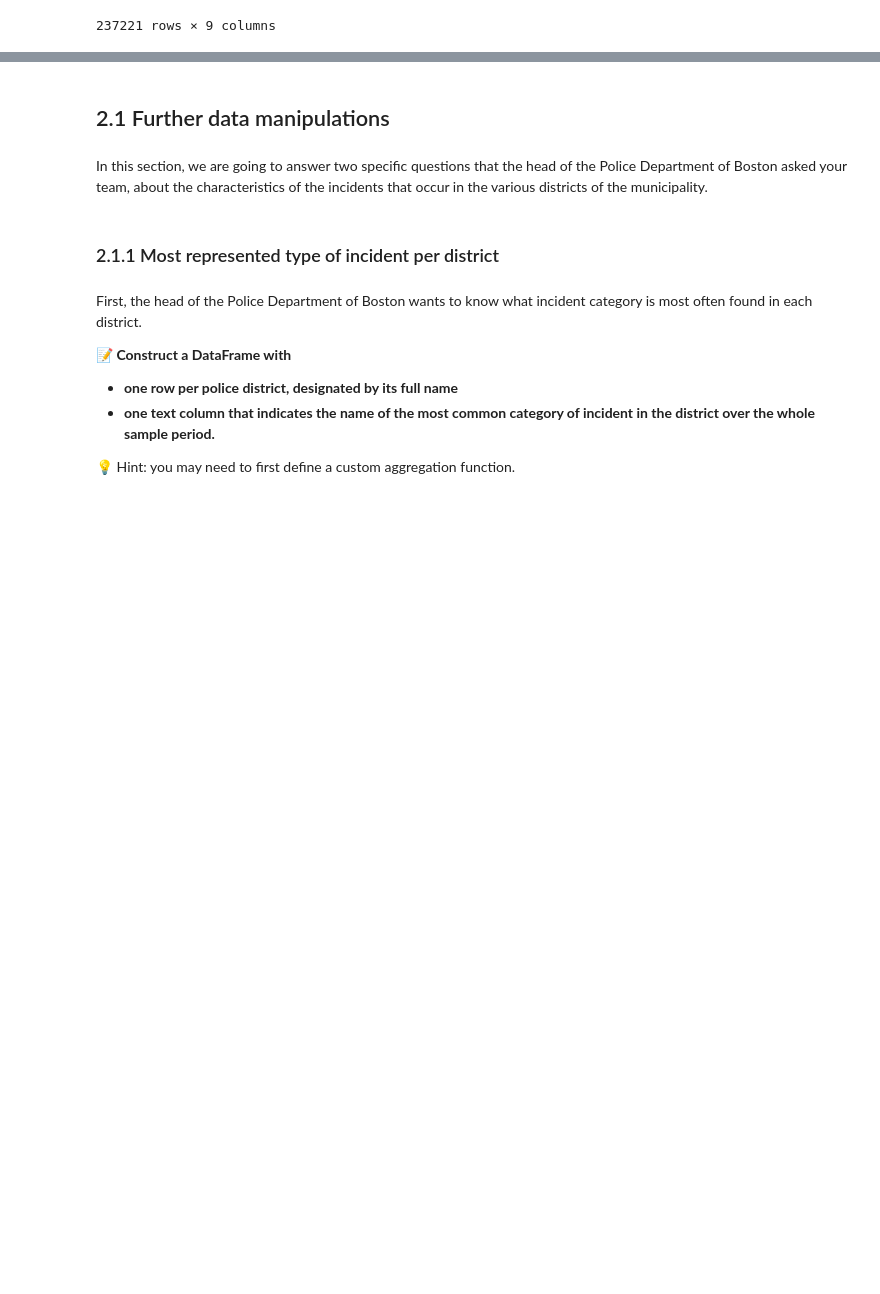
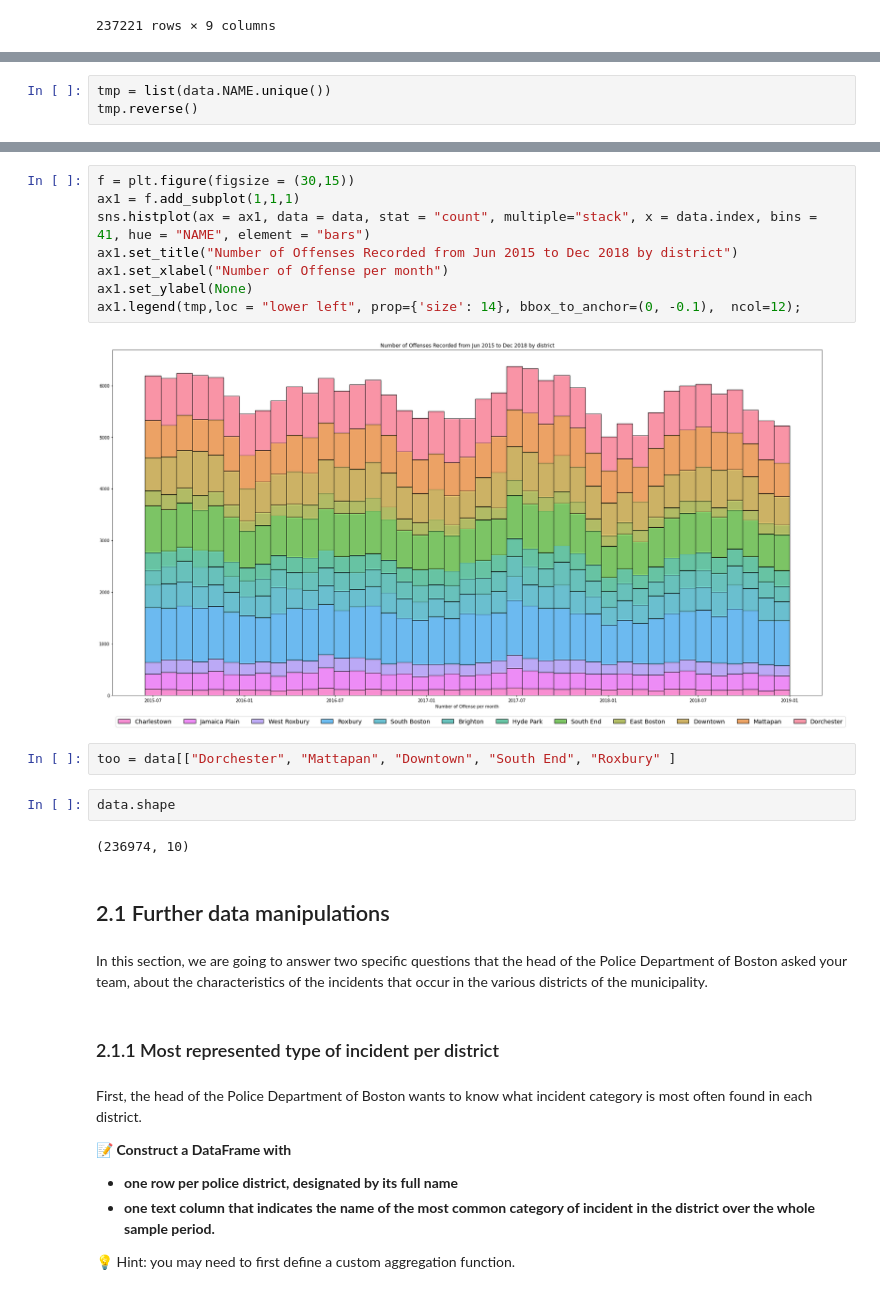
Before and after one commit to Nietzson/data-certification-exam, a Jupyter notebook: decision_science/boston_crimes.ipynb, the cells around one changed output, grey strips where cells are left out. Saved outputs shown, nothing was run; the diff lists cells and outputs as text; blank space fills up the shorter version.

```diff
--- a/decision_science/boston_crimes.ipynb
+++ b/decision_science/boston_crimes.ipynb
@@ -455,0 +512,3 @@ data
+# %%
+tmp = list(data.NAME.unique())
+tmp.reverse()
@@ -456,3 +526,19 @@ data
+# %%
+f = plt.figure(figsize = (30,15))
+ax1 = f.add_subplot(1,1,1)
+sns.histplot(ax = ax1, data = data, stat = "count", multiple="stack", x = data.index, bins = 41, hue = "NAME", element = "bars")
+ax1.set_title("Number of Offenses Recorded from Jun 2015 to Dec 2018 by district")
+ax1.set_xlabel("Number of Offense per month")
+ax1.set_ylabel(None)
+ax1.legend(tmp,loc = "lower left", prop={'size': 14}, bbox_to_anchor=(0, -0.1),  ncol=12);
+# %% [output]
+[figure, added]
+# %%
+too = data[["Dorchester", "Mattapan", "Downtown", "South End", "Roxbury" ]
+# %%
+data.shape
+# %% [output]
+(236974, 10)
 # %% [markdown]
 ## 2.1 Further data manipulations
 # %% [markdown]
```
Also changed, not shown: parts of 19 cells of this notebook, 1 other file.
